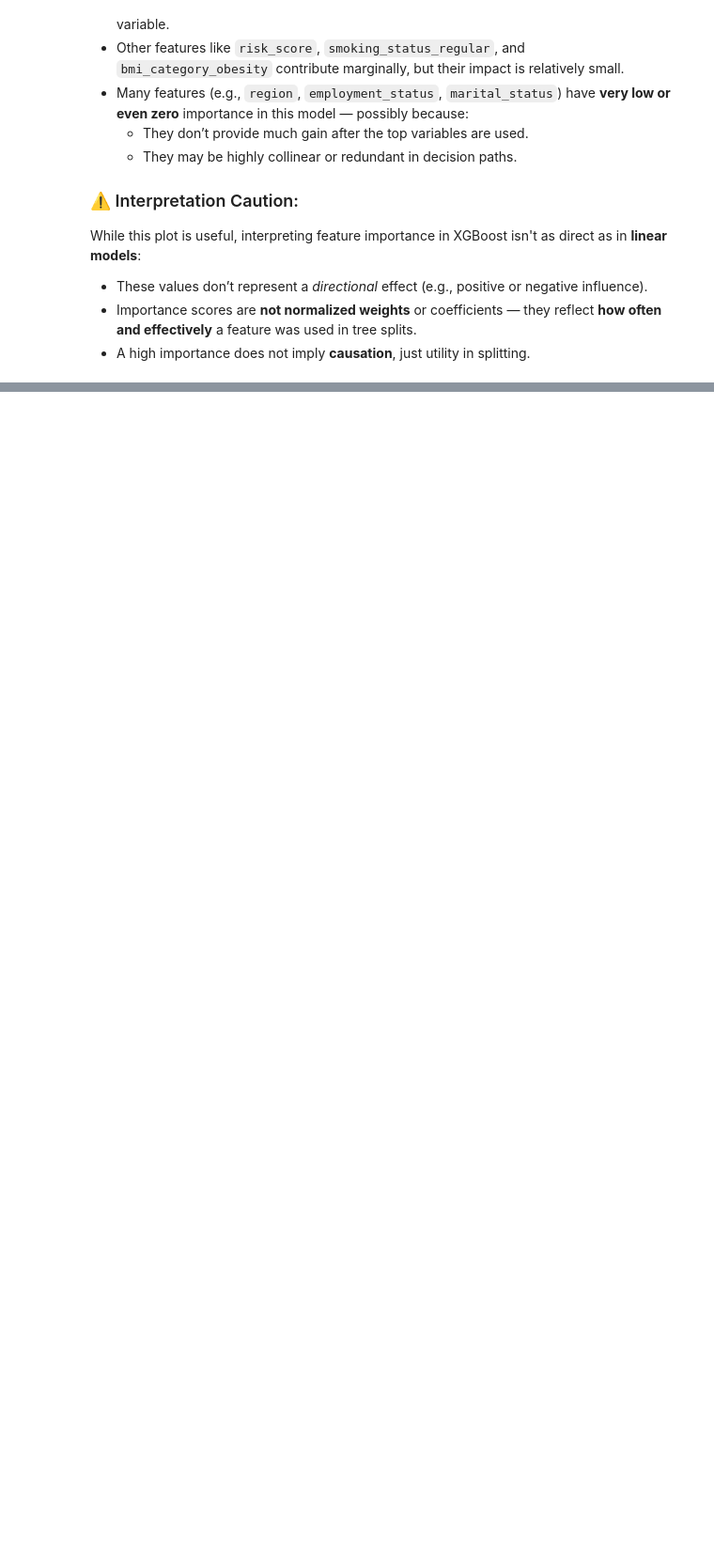
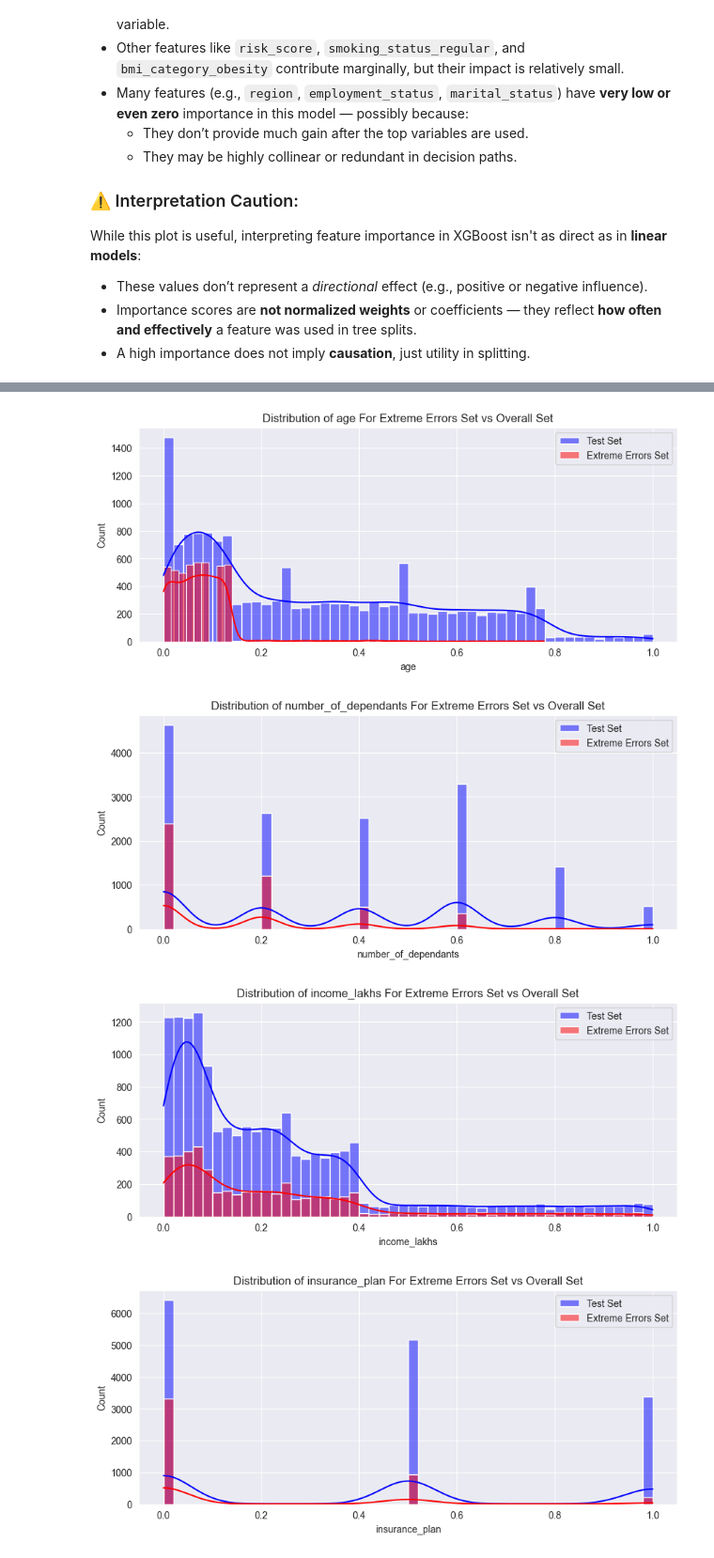
Before and after one commit to abidtalukder/healthcare-premium-prediction, a Jupyter notebook: notebooks/model_training.ipynb, the cells around one changed output, grey strips where cells are left out. Shown at 94% size. Cells and saved outputs as stored; diff of their text form; code cells hidden in the pictures; blank space fills up the shorter version.

```diff
--- a/notebooks/model_training.ipynb
+++ b/notebooks/model_training.ipynb
@@ -275,0 +307,4 @@ While this plot is useful, interpreting feature importance in XGBoost isn't as d
+# %%
+extreme_error_threshold = 10
+extreme_results_df = results_df[np.abs(results_df.diff_pct) > extreme_error_threshold]
+extreme_results_df.shape
@@ -275,0 +318,3 @@ While this plot is useful, interpreting feature importance in XGBoost isn't as d
+# %%
+extreme_errors_df = X_test.loc[extreme_results_df.index]
+extreme_errors_df.head()
@@ -275,0 +332,13 @@ While this plot is useful, interpreting feature importance in XGBoost isn't as d
+# %%
+# Plot the distribution of each feature side by side
+for feature in X_test.columns:
+    plt.figure(figsize=(10,4))
+    sns.histplot(X_test[feature], bins=50, kde=True, color='blue', label='Test Set')
+    sns.histplot(extreme_errors_df[feature], bins=50, kde=True, color='red', label='Extreme Errors Set')
+    plt.title(f"Distribution of {feature} For Extreme Errors Set vs Overall Set")
+    plt.legend()
+# %% [output]
+[figure, added]
+[figure, added]
+[figure, added]
+[figure, added]
```
Also changed, not shown: parts of 13 cells of this notebook.
